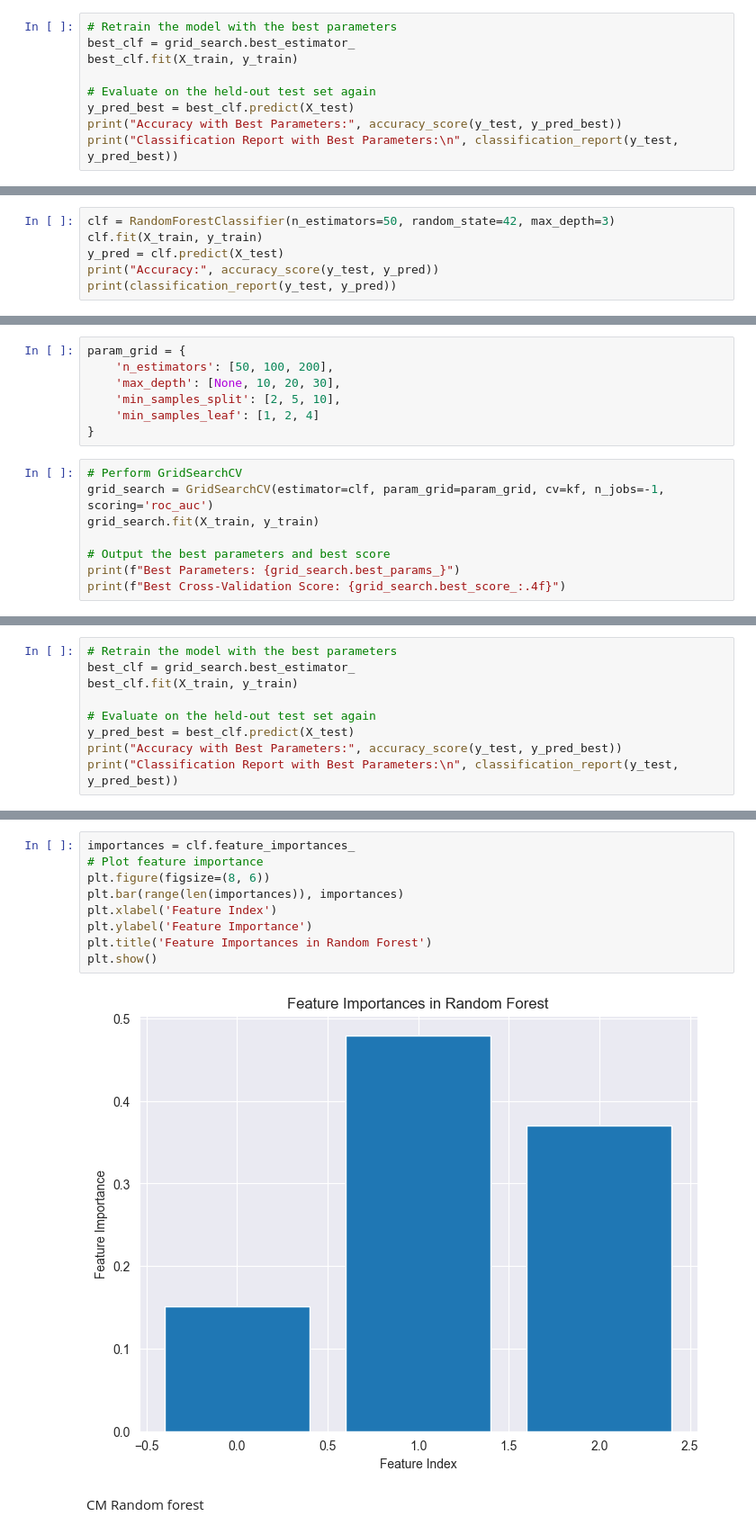
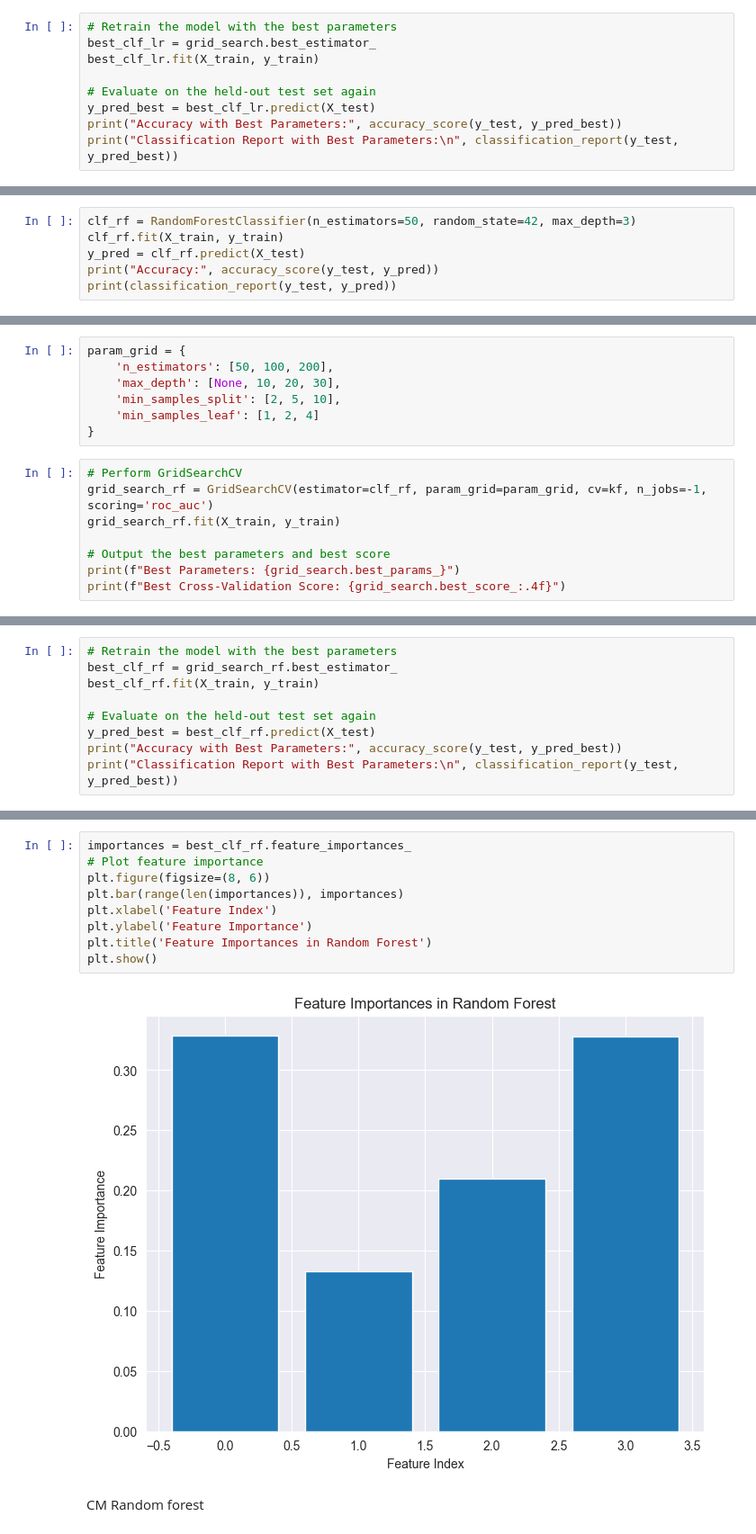
Before and after one commit to aahepburn/link-prediction, a Jupyter notebook: feature-eng-modelling.ipynb, the cells around one changed output, grey strips where cells are left out. Shown: that part at 90% size. Saved outputs shown, nothing was run; the diff lists cells and outputs as text.

```diff
--- a/feature-eng-modelling.ipynb
+++ b/feature-eng-modelling.ipynb
@@ -233,10 +225,10 @@ Best Cross-Validation Score: 1.0000
 # %%
 # Retrain the model with the best parameters
-best_clf = grid_search.best_estimator_
-best_clf.fit(X_train, y_train)
+best_clf_lr = grid_search.best_estimator_
+best_clf_lr.fit(X_train, y_train)
 
 # Evaluate on the held-out test set again
-y_pred_best = best_clf.predict(X_test)
+y_pred_best = best_clf_lr.predict(X_test)
 print("Accuracy with Best Parameters:", accuracy_score(y_test, y_pred_best))
 print("Classification Report with Best Parameters:\n", classification_report(y_test, y_pred_best))
 # %% [output]
@@ -268,7 +260,7 @@ Baseline model
 # %%
-clf = RandomForestClassifier(n_estimators=50, random_state=42, max_depth=3)
-clf.fit(X_train, y_train)
-y_pred = clf.predict(X_test)
+clf_rf = RandomForestClassifier(n_estimators=50, random_state=42, max_depth=3)
+clf_rf.fit(X_train, y_train)
+y_pred = clf_rf.predict(X_test)
 print("Accuracy:", accuracy_score(y_test, y_pred))
 print(classification_report(y_test, y_pred))
 # %% [output]
@@ -292,8 +284,8 @@ param_grid = {
 }
 # %%
 # Perform GridSearchCV
-grid_search = GridSearchCV(estimator=clf, param_grid=param_grid, cv=kf, n_jobs=-1, scoring='roc_auc')
-grid_search.fit(X_train, y_train)
+grid_search_rf = GridSearchCV(estimator=clf_rf, param_grid=param_grid, cv=kf, n_jobs=-1, scoring='roc_auc')
+grid_search_rf.fit(X_train, y_train)
 
 # Output the best parameters and best score
 print(f"Best Parameters: {grid_search.best_params_}")
@@ -304,10 +296,10 @@ Best Cross-Validation Score: 1.0000
 # %%
 # Retrain the model with the best parameters
-best_clf = grid_search.best_estimator_
-best_clf.fit(X_train, y_train)
+best_clf_rf = grid_search_rf.best_estimator_
+best_clf_rf.fit(X_train, y_train)
 
 # Evaluate on the held-out test set again
-y_pred_best = best_clf.predict(X_test)
+y_pred_best = best_clf_rf.predict(X_test)
 print("Accuracy with Best Parameters:", accuracy_score(y_test, y_pred_best))
 print("Classification Report with Best Parameters:\n", classification_report(y_test, y_pred_best))
 # %% [output]
@@ -324,14 +316,14 @@ weighted avg       1.00      1.00      1.00      2640
 # %%
-importances = clf.feature_importances_
+importances = best_clf_rf.feature_importances_
 # Plot feature importance
 plt.figure(figsize=(8, 6))
 plt.bar(range(len(importances)), importances)
 plt.xlabel('Feature Index')
 plt.ylabel('Feature Importance')
 plt.title('Feature Importances in Random Forest')
 plt.show()
 # %% [output]
-[figure, old version]
+[figure, new version]
 # %% [markdown]
 CM Random forest
 # %%
```
Also changed, not shown: parts of 34 cells of this notebook.
